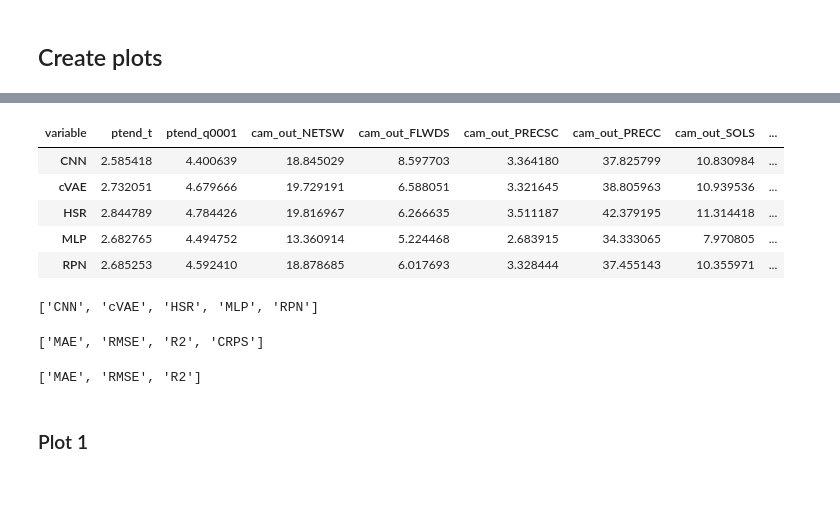
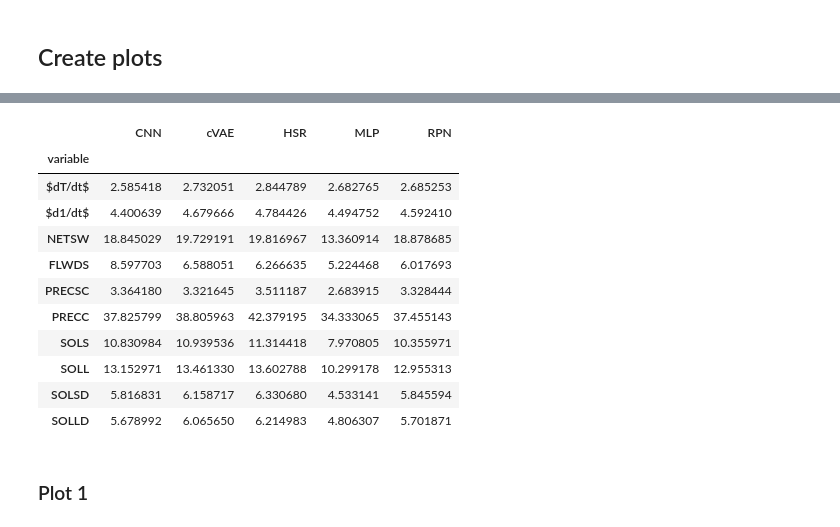
Before and after one commit to leap-stc/ClimSim, a Jupyter notebook: evaluation/main_figure_generation.ipynb, the cells around one changed output, grey strips where cells are left out. Saved outputs shown, nothing was run; the diff lists cells and outputs as text; code cells hidden in the pictures; blank space fills up the shorter version.

```diff
--- a/evaluation/main_figure_generation.ipynb
+++ b/evaluation/main_figure_generation.ipynb
@@ -86,3 +86,4 @@ plot_df_byvar = {}
 for metric in data.metrics_names:
     plot_df_byvar[metric] = pd.DataFrame([dict_idx[model][metric] for model in data.model_names],
                                                index=data.model_names)
+    plot_df_byvar[metric] = plot_df_byvar[metric].rename(columns = data.var_short_names).transpose()
@@ -94,9 +90,15 @@ hi
 # %%
-tmp['MAE']
+plot_df_byvar['MAE']
 # %% [output]
-| variable | ptend_t | ptend_q0001 | cam_out_NETSW | cam_out_FLWDS | cam_out_PRECSC | cam_out_PRECC | cam_out_SOLS | ... |
-| CNN | 2.585418 | 4.400639 | 18.845029 | 8.597703 | 3.364180 | 37.825799 | 10.830984 | ... |
-| cVAE | 2.732051 | 4.679666 | 19.729191 | 6.588051 | 3.321645 | 38.805963 | 10.939536 | ... |
-| HSR | 2.844789 | 4.784426 | 19.816967 | 6.266635 | 3.511187 | 42.379195 | 11.314418 | ... |
-| MLP | 2.682765 | 4.494752 | 13.360914 | 5.224468 | 2.683915 | 34.333065 | 7.970805 | ... |
-| RPN | 2.685253 | 4.592410 | 18.878685 | 6.017693 | 3.328444 | 37.455143 | 10.355971 | ... |
+|  | CNN | cVAE | HSR | MLP | RPN |
+| variable |  |  |  |  |  |
+| $dT/dt$ | 2.585418 | 2.732051 | 2.844789 | 2.682765 | 2.685253 |
+| $d1/dt$ | 4.400639 | 4.679666 | 4.784426 | 4.494752 | 4.592410 |
+| NETSW | 18.845029 | 19.729191 | 19.816967 | 13.360914 | 18.878685 |
+| FLWDS | 8.597703 | 6.588051 | 6.266635 | 5.224468 | 6.017693 |
+| PRECSC | 3.364180 | 3.321645 | 3.511187 | 2.683915 | 3.328444 |
+| PRECC | 37.825799 | 38.805963 | 42.379195 | 34.333065 | 37.455143 |
+| SOLS | 10.830984 | 10.939536 | 11.314418 | 7.970805 | 10.355971 |
+| SOLL | 13.152971 | 13.461330 | 13.602788 | 10.299178 | 12.955313 |
+| SOLSD | 5.816831 | 6.158717 | 6.330680 | 4.533141 | 5.845594 |
+| SOLLD | 5.678992 | 6.065650 | 6.214983 | 4.806307 | 5.701871 |
@@ -105,4 +104,0 @@ hmm = [dict_idx[model] for model in data.model_names]
-# %%
-data.model_names
-# %% [output]
-['CNN', 'cVAE', 'HSR', 'MLP', 'RPN']
@@ -111,10 +105,2 @@ data_copy.metrics_names = ['MAE', 'RMSE', 'R2', 'CRPS']
-# %%
-data_copy.metrics_names
-# %% [output]
-['MAE', 'RMSE', 'R2', 'CRPS']
-# %%
-data.metrics_names
-# %% [output]
-['MAE', 'RMSE', 'R2']
 # %% [markdown]
 ### Plot 1
```
Also changed, not shown: parts of 5 cells of this notebook.
